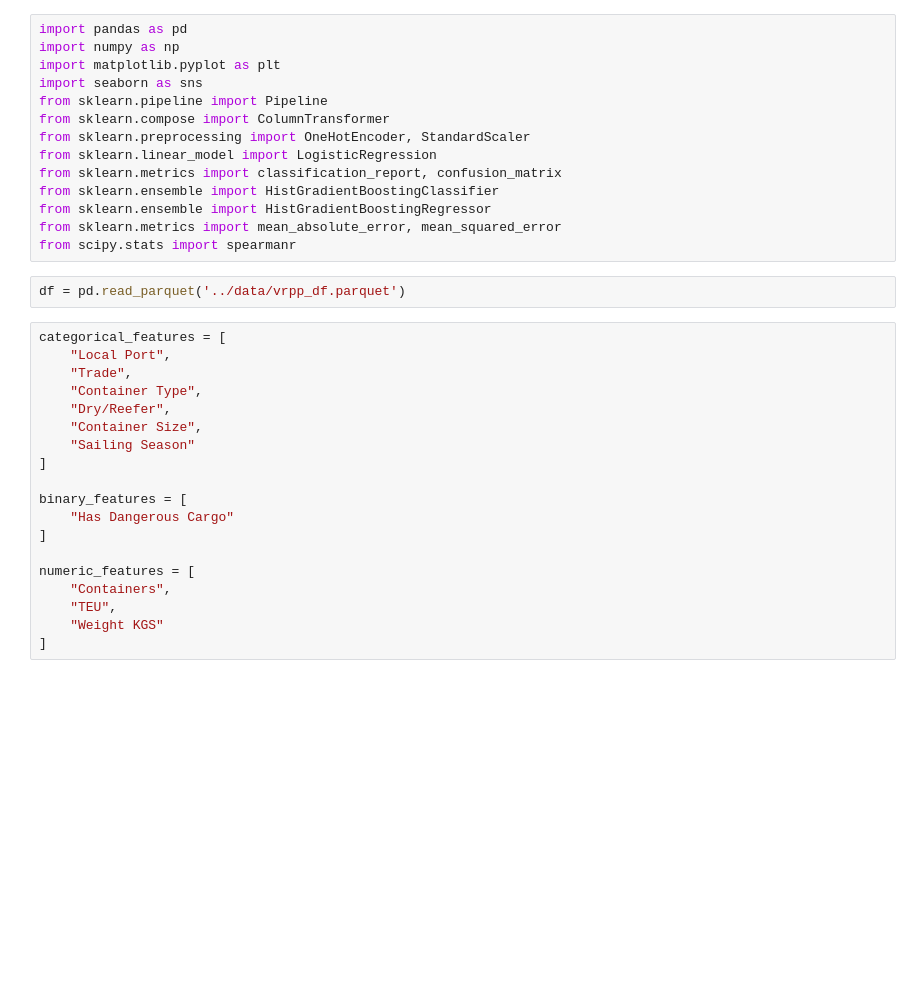
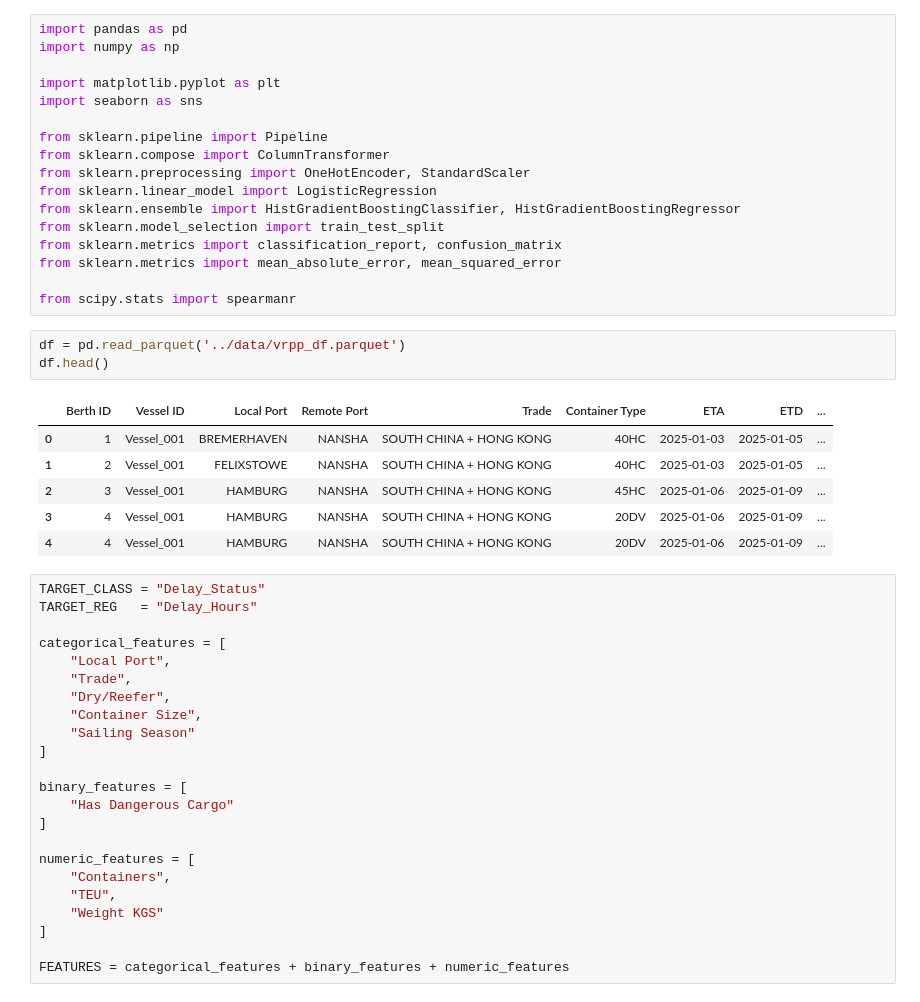
Before and after one commit to Kegmar/vrpp, a Jupyter notebook: models/s-model.ipynb, the cells around one changed output. Drawn from its saved outputs; the diff is of its cells as text; blank space fills up the shorter version.

```diff
--- a/models/s-model.ipynb
+++ b/models/s-model.ipynb
@@ -1,24 +1,37 @@
 # %%
 import pandas as pd
 import numpy as np
+
 import matplotlib.pyplot as plt
 import seaborn as sns
+
 from sklearn.pipeline import Pipeline
 from sklearn.compose import ColumnTransformer
 from sklearn.preprocessing import OneHotEncoder, StandardScaler
 from sklearn.linear_model import LogisticRegression
+from sklearn.ensemble import HistGradientBoostingClassifier, HistGradientBoostingRegressor
+from sklearn.model_selection import train_test_split
 from sklearn.metrics import classification_report, confusion_matrix
-from sklearn.ensemble import HistGradientBoostingClassifier
-from sklearn.ensemble import HistGradientBoostingRegressor
 from sklearn.metrics import mean_absolute_error, mean_squared_error
+
 from scipy.stats import spearmanr
 # %%
 df = pd.read_parquet('../data/vrpp_df.parquet')
+df.head()
+# %% [output]
+|  | Berth ID | Vessel ID | Local Port | Remote Port | Trade | Container Type | ETA | ETD | ... |
+| 0 | 1 | Vessel_001 | BREMERHAVEN | NANSHA | SOUTH CHINA + HONG KONG | 40HC | 2025-01-03 | 2025-01-05 | ... |
+| 1 | 2 | Vessel_001 | FELIXSTOWE | NANSHA | SOUTH CHINA + HONG KONG | 40HC | 2025-01-03 | 2025-01-05 | ... |
+| 2 | 3 | Vessel_001 | HAMBURG | NANSHA | SOUTH CHINA + HONG KONG | 45HC | 2025-01-06 | 2025-01-09 | ... |
+| 3 | 4 | Vessel_001 | HAMBURG | NANSHA | SOUTH CHINA + HONG KONG | 20DV | 2025-01-06 | 2025-01-09 | ... |
+| 4 | 4 | Vessel_001 | HAMBURG | NANSHA | SOUTH CHINA + HONG KONG | 20DV | 2025-01-06 | 2025-01-09 | ... |
 # %%
+TARGET_CLASS = "Delay_Status"
+TARGET_REG   = "Delay_Hours"
+
 categorical_features = [
     "Local Port",
     "Trade",
-    "Container Type",
     "Dry/Reefer",
     "Container Size",
     "Sailing Season"
@@ -33,3 +46,5 @@ numeric_features = [
     "TEU",
     "Weight KGS"
 ]
+
+FEATURES = categorical_features + binary_features + numeric_features
```
Also changed, not shown: parts of 28 cells of this notebook, 47 other files.
